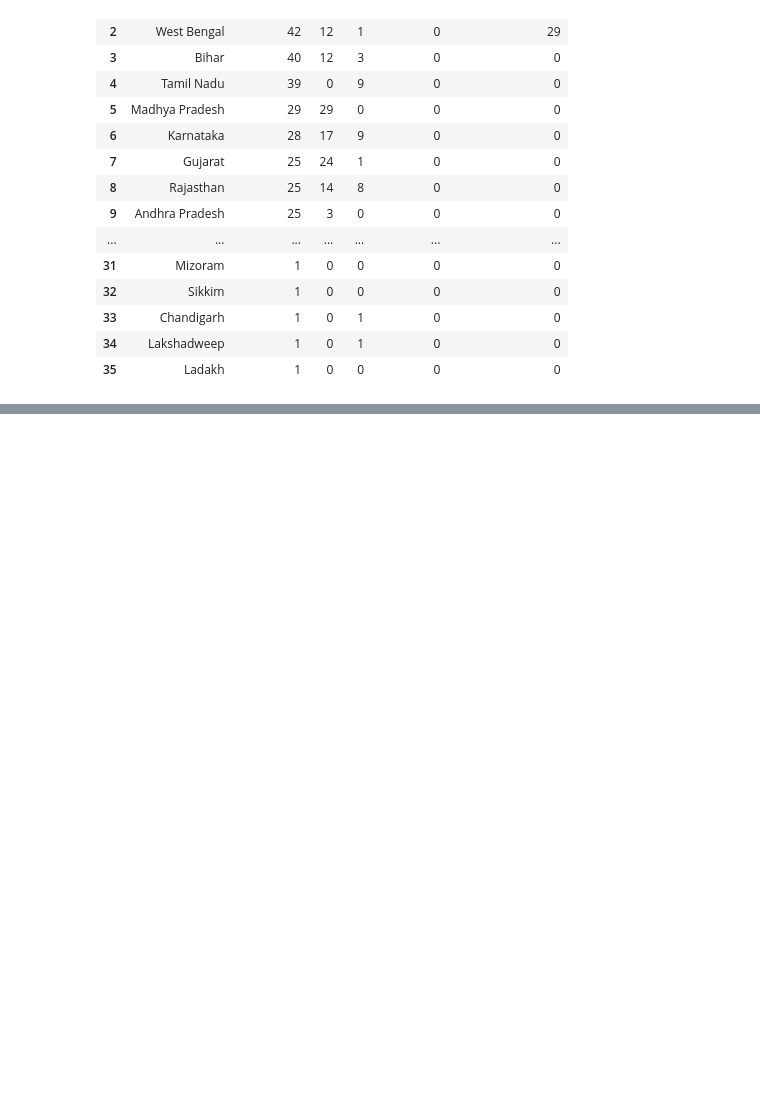
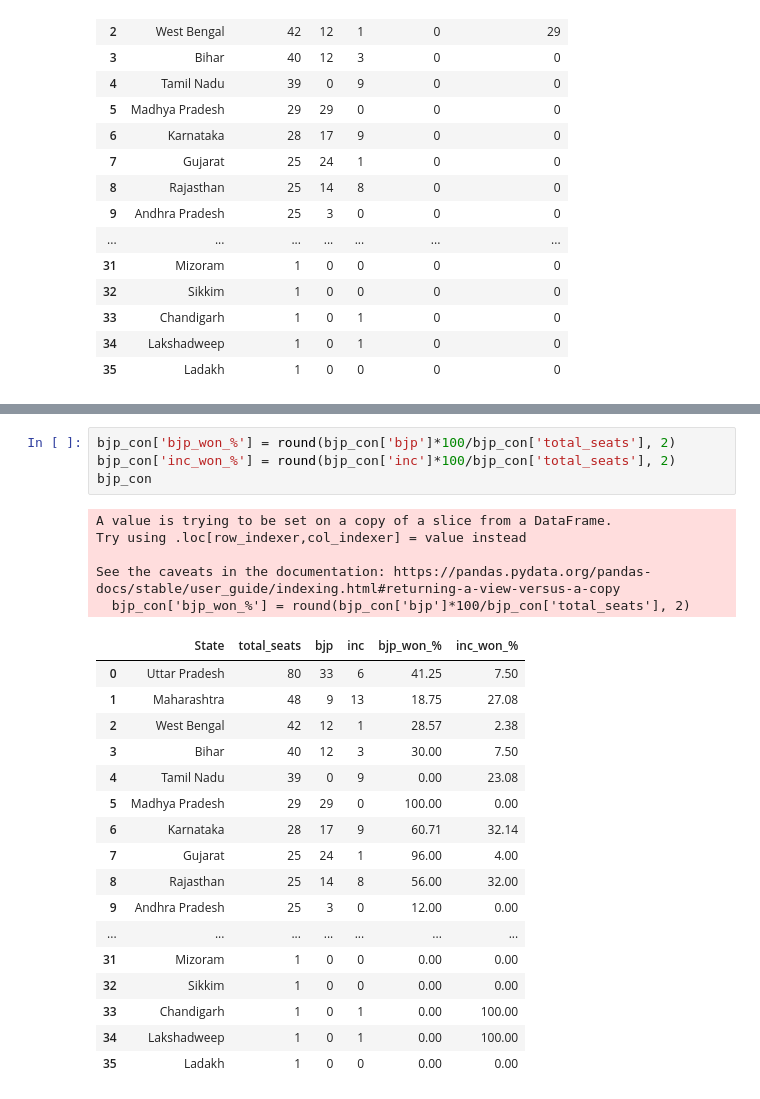
Before and after one commit to rsbansode2000/Election-2024-Analysis, a Jupyter notebook: Election_Result_2024 (1).ipynb, the cells around one changed output, grey strips where cells are left out. Cells and saved outputs as stored; diff of their text form; blank space fills up the shorter version.

```diff
--- a/Election_Result_2024 (1).ipynb
+++ b/Election_Result_2024 (1).ipynb
@@ -411,0 +435,27 @@ plt.show()
+# %%
+bjp_con['bjp_won_%'] = round(bjp_con['bjp']*100/bjp_con['total_seats'], 2)
+bjp_con['inc_won_%'] = round(bjp_con['inc']*100/bjp_con['total_seats'], 2)
+bjp_con
+# %% [output]
+A value is trying to be set on a copy of a slice from a DataFrame.
+Try using .loc[row_indexer,col_indexer] = value instead
+
+See the caveats in the documentation: https://pandas.pydata.org/pandas-docs/stable/user_guide/indexing.html#returning-a-view-versus-a-copy
+  bjp_con['bjp_won_%'] = round(bjp_con['bjp']*100/bjp_con['total_seats'], 2)
+|  | State | total_seats | bjp | inc | bjp_won_% | inc_won_% |
+| 0 | Uttar Pradesh | 80 | 33 | 6 | 41.25 | 7.50 |
+| 1 | Maharashtra | 48 | 9 | 13 | 18.75 | 27.08 |
+| 2 | West Bengal | 42 | 12 | 1 | 28.57 | 2.38 |
+| 3 | Bihar | 40 | 12 | 3 | 30.00 | 7.50 |
+| 4 | Tamil Nadu | 39 | 0 | 9 | 0.00 | 23.08 |
+| 5 | Madhya Pradesh | 29 | 29 | 0 | 100.00 | 0.00 |
+| 6 | Karnataka | 28 | 17 | 9 | 60.71 | 32.14 |
+| 7 | Gujarat | 25 | 24 | 1 | 96.00 | 4.00 |
+| 8 | Rajasthan | 25 | 14 | 8 | 56.00 | 32.00 |
+| 9 | Andhra Pradesh | 25 | 3 | 0 | 12.00 | 0.00 |
+| ... | ... | ... | ... | ... | ... | ... |
+| 31 | Mizoram | 1 | 0 | 0 | 0.00 | 0.00 |
+| 32 | Sikkim | 1 | 0 | 0 | 0.00 | 0.00 |
+| 33 | Chandigarh | 1 | 0 | 1 | 0.00 | 100.00 |
+| 34 | Lakshadweep | 1 | 0 | 1 | 0.00 | 100.00 |
+| 35 | Ladakh | 1 | 0 | 0 | 0.00 | 0.00 |
```
Also changed, not shown: parts of 7 cells of this notebook.
